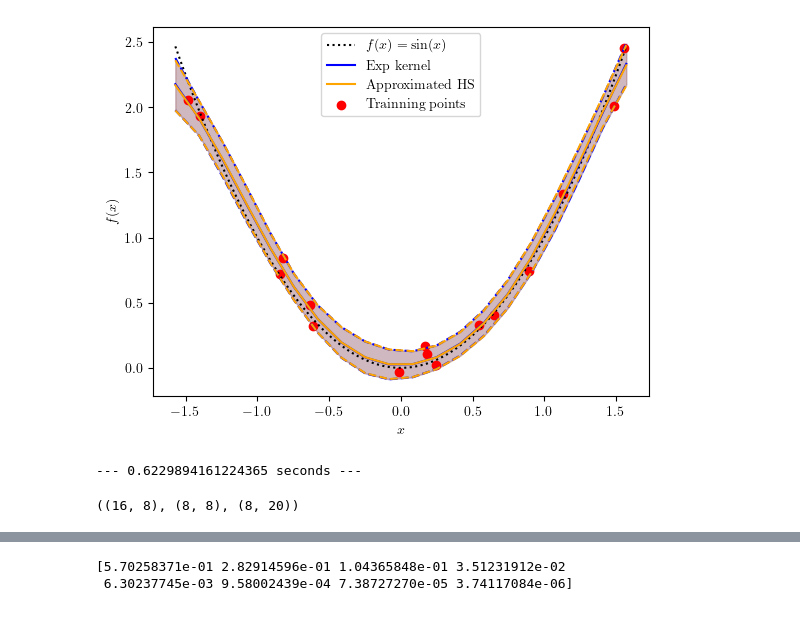
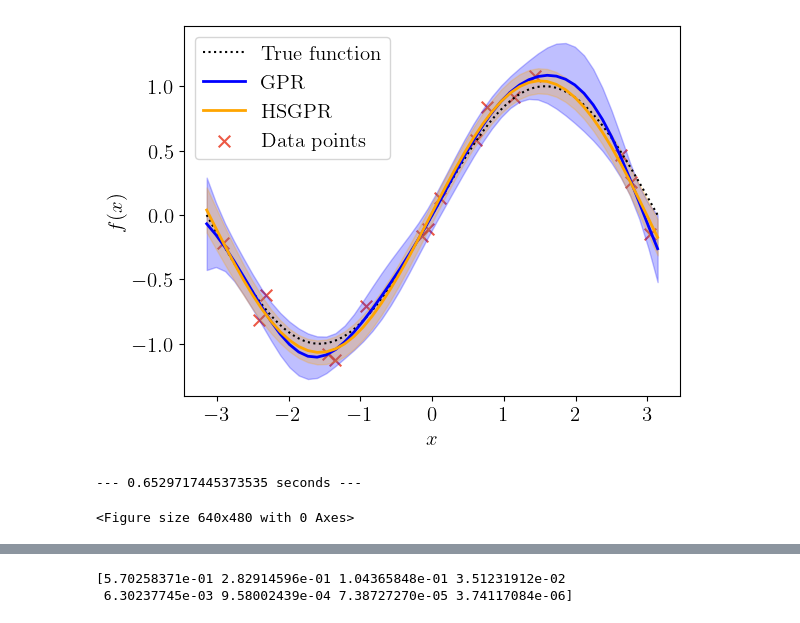
Before and after one commit to cagalvisf/Quantum_algorithm_for_HSGPR, a Jupyter notebook: Quantum_reduced_rank_GPR.ipynb, the cells around one changed output, grey strips where cells are left out. Drawn from its saved outputs; the diff is of its cells as text; code cells hidden in the pictures.

Commit message:
Modifications and codes to run paper figures

```diff
--- a/Quantum_reduced_rank_GPR.ipynb
+++ b/Quantum_reduced_rank_GPR.ipynb
@@ -34,36 +15,28 @@ backend = Aer.get_backend("aer_simulator")
 # %%
 ##This function makes the plots easy
-def plot_with_uncertainty(Xp, mu, Sigma, color='r', color_samples='b', title="", num_samples=0, name = "Mean", linewidth=2.0, linestyle='-', marker = None, dashes = (1,1)):
+def plot_with_uncertainty(Xp, mu, Sigma, color='r', title="", name = "Mean", linewidth=2.0, linestyle='-', marker = None):
 
     mean, std = mu.ravel(), np.sqrt(np.diag(Sigma))
 
-
     # plot distribution
     plt.plot(Xp, mean, color=color,  label=name, linewidth=linewidth, linestyle=linestyle, marker = marker)
-    #plt.plot(Xp, mean + 2*std, color=color, linestyle=':')
-    #plt.plot(Xp, mean - 2*std, color=color, linestyle=':')
     plt.fill_between(Xp.ravel(), mean - 2*std, mean + 2*std, color=color, alpha=0.25)
 
-    # generate samples
-    if num_samples > 0:
-        fs = generate_samples(mu, Sigma, 10)
-        plt.plot(Xp, fs, color=color_samples, alpha=.25)
-
     plt.title(title)
 # %%
 ## Problem definition
 ## initial point
-x_i = -np.pi/2
-x_f = np.pi/2
+x_i = -np.pi
+x_f = np.pi
 
 X_real = np.linspace(start=x_i, stop=x_f, num=1000).reshape(-1, 1)
-y = np.squeeze(X_real**2)
+y = np.squeeze(np.sin(X_real))
 
 ## Points where we want to evaluate the function
-Xp = np.linspace(start=x_i, stop=x_f, num=20).reshape(-1, 1)
+Xp = np.linspace(start=x_i, stop=x_f, num=50).reshape(-1, 1)
 
 ## Number of trainning points
-np.random.seed(0)
+np.random.seed(24)
 N_train =2**4
 
 ## Here some points of the function are randomnly chosen
@@ -83,45 +56,52 @@ scale = 1.0
 start_time = time.time()
 
 GK = GP_regressors.Gaussian_kernel_GPR((X_train, y_train),sigma2=sigma2, alpha=alpha, scale=scale)
 
 
-L = 3
-M = 2**3
+L = 2*np.pi
+M = 2**2
 
 HS = GP_regressors.HS_approx_GPR((X_train, y_train),
                    sigma2=sigma2,
                    M = M,
                    L = L,
                    alpha=alpha,
                    scale=scale)
 
 
 mu_post_exp_k, Sigma_post_exp_k = GK.posterior(Xp)
 mu_post_approx_HS_k, Sigma_post_approx_HS_k = HS.posterior(Xp)
+import matplotlib.pyplot as plt
+
+
+# Rest of your code for plotting
+
+plt.xlabel(r"$x$")
+plt.ylabel(r"$f(x)$")
+
+# Rest of your code for plotting
+
+
 
 ## GPR with exp kernel
-plt.plot(X_real, y, label=r"$f(x) = \sin(x)$", linestyle="dotted", color='k')
+plt.plot(X_real, y, label="True function", linestyle="dotted", color='k')
 
-plot_with_uncertainty(Xp, mu_post_exp_k, Sigma_post_exp_k, color='blue', name = "Exp kernel")
+plot_with_uncertainty(Xp, mu_post_exp_k, Sigma_post_exp_k, color='blue', name = "GPR")
 #plot_with_uncertainty(Xp, mu_post_approx_LP_k, Sigma_post_approx_LP_k, color='green', name = "Approximated LP")
-plot_with_uncertainty(Xp, mu_post_approx_HS_k, Sigma_post_approx_HS_k, color='orange', name = "Approximated HS")
+plot_with_uncertainty(Xp, mu_post_approx_HS_k, Sigma_post_approx_HS_k, color='orange', name = "HSGPR")
 
-plt.scatter(X_train, y_train, label="Trainning points", color='r')
+plt.scatter(X_train, y_train, marker='x', label="Data points", color='#e82f17',zorder=0, s = 70, alpha=0.8)
 
 plt.xlabel("$x$")
 plt.ylabel("$f(x)$")
 plt.legend()
 
 plt.show()
+# plot the graph in latex
+plt.savefig("GPR_exp_kernel.pdf", bbox_inches='tight')
 
 print("--- %s seconds ---" % (time.time() - start_time))
 # %% [output]
-[figure, old version]
+[figure, new version]
---- 0.6229894161224365 seconds ---
+--- 0.6529717445373535 seconds ---
+<Figure size 640x480 with 0 Axes>
-# %%
-Phif = HS.Phi_matrix(X_train)
-Lambda = HS.Lambda()
-Phisf = HS.Phi_matrix(Xp).T
-Phif.shape, Lambda.shape, Phisf.shape
-# %% [output]
-((16, 8), (8, 8), (8, 20))
```
Also changed, not shown: parts of 41 cells of this notebook, 2 other files.
